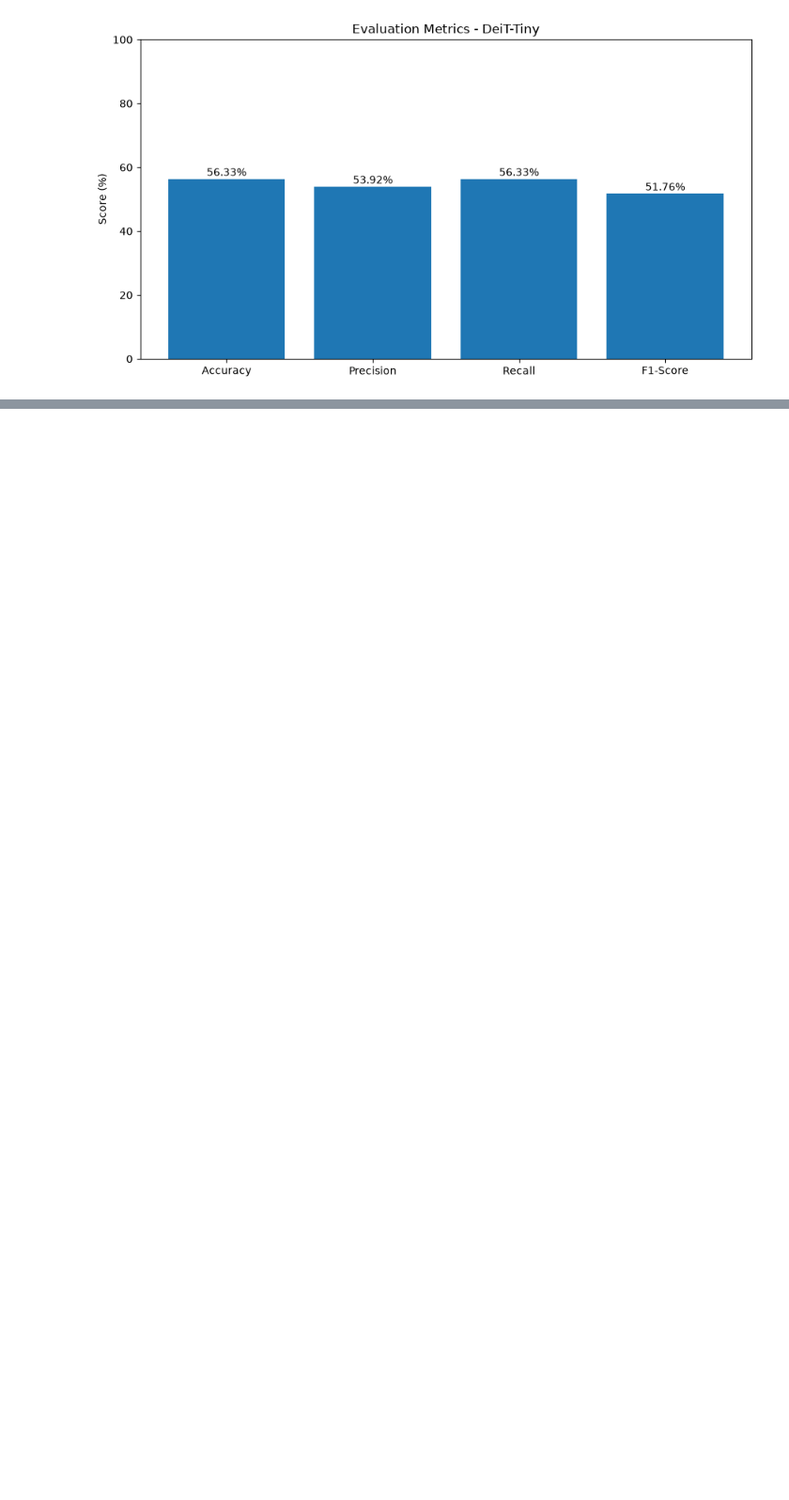
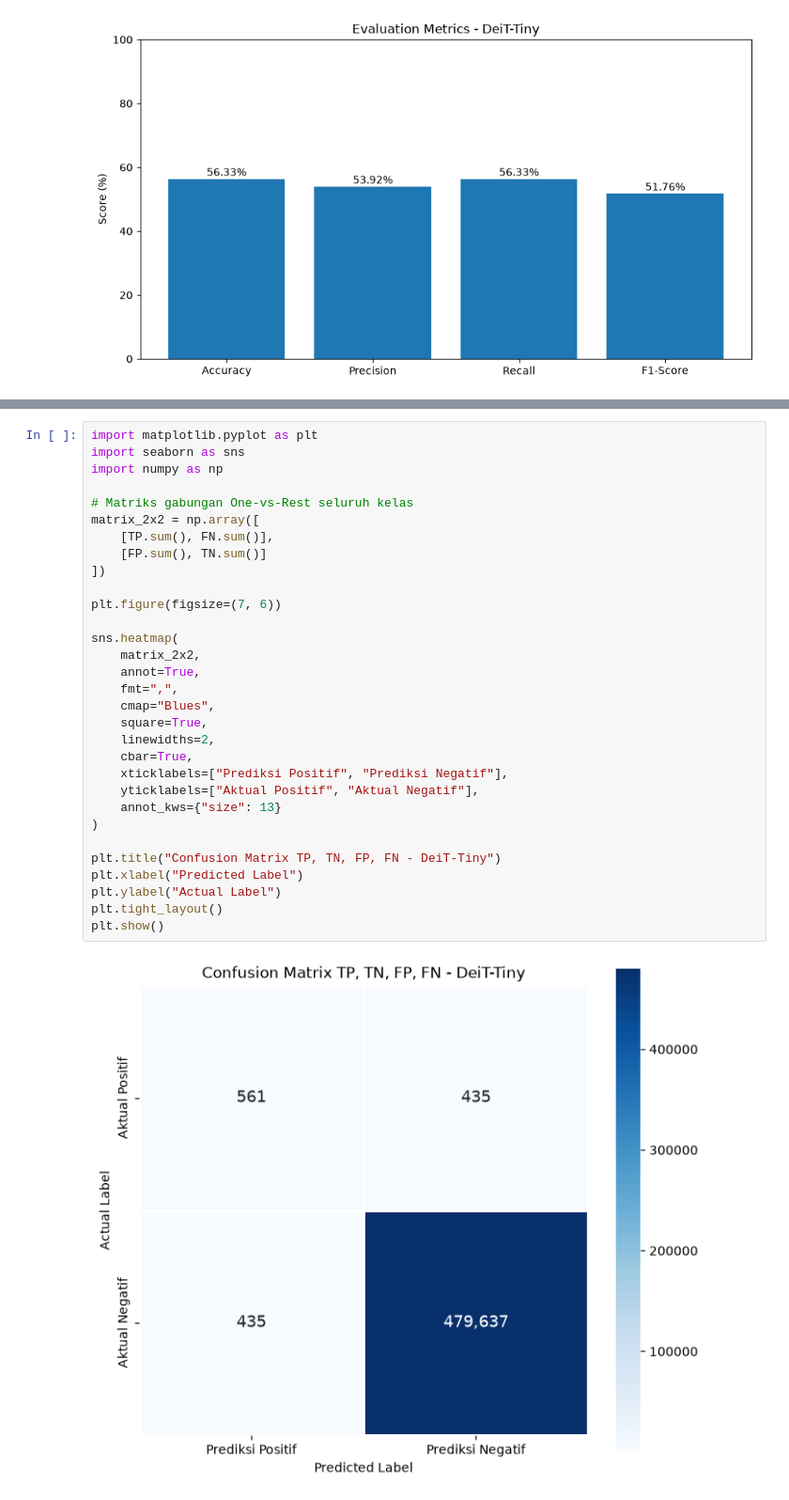
Before and after one commit to flo0wie/ipsd-tubes, a Jupyter notebook: model/deit_tiny/evaluasi.ipynb, the cells around one changed output, grey strips where cells are left out. Shown at 94% size. Saved outputs shown, nothing was run; the diff lists cells and outputs as text; blank space fills up the shorter version.

Commit message:
Update DeiT Tiny evaluation

```diff
--- a/model/deit_tiny/evaluasi.ipynb
+++ b/model/deit_tiny/evaluasi.ipynb
@@ -101,0 +189,33 @@ display(df_classes.tail(10).sort_values("f1-score", ascending=False).round(4))
+# %%
+import matplotlib.pyplot as plt
+import seaborn as sns
+import numpy as np
+
+# Matriks gabungan One-vs-Rest seluruh kelas
+matrix_2x2 = np.array([
+    [TP.sum(), FN.sum()],
+    [FP.sum(), TN.sum()]
+])
+
+plt.figure(figsize=(7, 6))
+
+sns.heatmap(
+    matrix_2x2,
+    annot=True,
+    fmt=",",
+    cmap="Blues",
+    square=True,
+    linewidths=2,
+    cbar=True,
+    xticklabels=["Prediksi Positif", "Prediksi Negatif"],
+    yticklabels=["Aktual Positif", "Aktual Negatif"],
+    annot_kws={"size": 13}
+)
+
+plt.title("Confusion Matrix TP, TN, FP, FN - DeiT-Tiny")
+plt.xlabel("Predicted Label")
+plt.ylabel("Actual Label")
+plt.tight_layout()
+plt.show()
+# %% [output]
+[figure, added]
```
Also changed, not shown: parts of 3 cells of this notebook.
